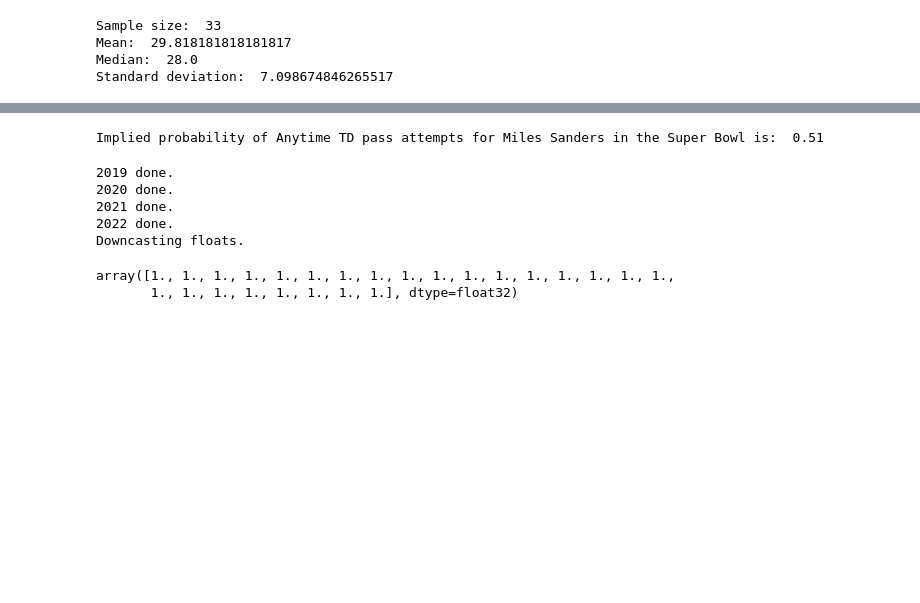
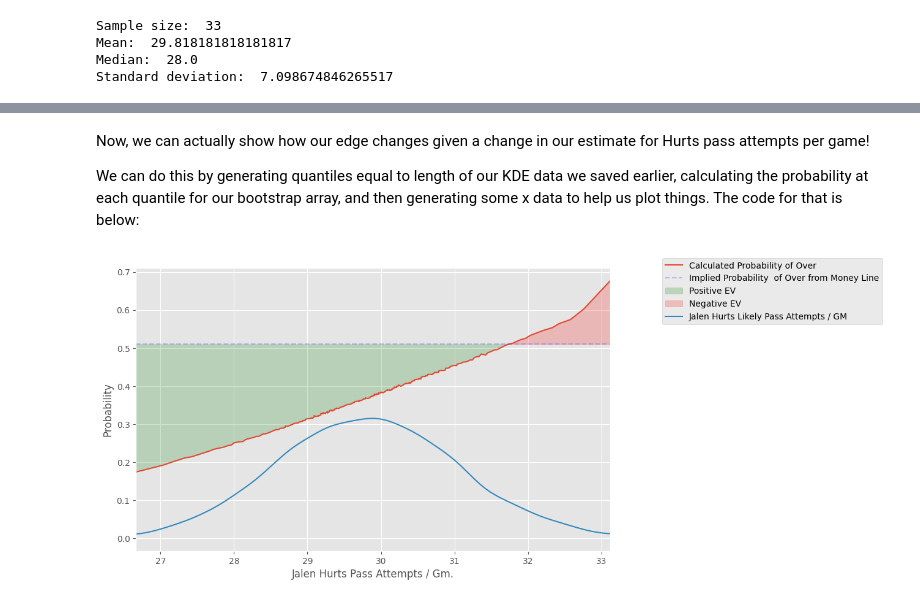
Before and after one commit to fantasydatapros/blog, a Jupyter notebook: betting/post_1.ipynb, the cells around one changed output, grey strips where cells are left out. Saved outputs shown, nothing was run; the diff lists cells and outputs as text; code cells hidden in the pictures; blank space fills up the shorter version.

```diff
--- a/betting/post_1.ipynb
+++ b/betting/post_1.ipynb
@@ -302,26 +193,33 @@ line = -110
-# %%
-def implied_probability(money_line, round_n=2):
-  if money_line < 0:
-    return round(money_line / (money_line - 100), round_n)
-  else:
-    return round(1 - (money_line / (money_line + 100)), round_n)
-
-ip_x = implied_probability(line)
-print(f'Implied probability of Anytime TD for Miles Sanders in the Super Bowl is: ', ip_x)
-# %% [output]
-Implied probability of Anytime TD pass attempts for Miles Sanders in the Super Bowl is:  0.51
-# %%
-pbp_data = nfl.import_pbp_data(years=range(2019, 2023))
-# %% [output]
-2019 done.
-2020 done.
-2021 done.
-2022 done.
-Downcasting floats.
-# %%
-sanders_tds = pbp_data.loc[pbp_data['td_player_name'] == 'M.Sanders'].touchdown.values
-sanders_tds
-#im stuck, not sure how to stucture the data for touchdowns.
-# %% [output]
-array([1., 1., 1., 1., 1., 1., 1., 1., 1., 1., 1., 1., 1., 1., 1., 1., 1.,
-       1., 1., 1., 1., 1., 1., 1., 1.], dtype=float32)
+# %% [markdown]
+Now, we can actually show how our edge changes given a change in our estimate for Hurts pass attempts per game!
+
+We can do this by generating quantiles equal to length of our KDE data we saved earlier, calculating the probability at each quantile for our bootstrap array, and then generating some x data to help us plot things. The code for that is below:
+# %%
+def calculate_probability(lam, n_simulations=200_000):
+    draws = np.random.poisson(lam=lam, size=n_simulations)
+    return sum(draws > hurts_pa_ou) / n_simulations
+
+quantiles = np.arange(1, len(kde_data_x)) / len(kde_data_y)
+y = np.array([calculate_probability(np.quantile(xs, i/len(quantiles))) for i in range(1, len(quantiles) + 1)])
+x = np.array([np.quantile(xs, quantile) for quantile in quantiles])
+# %%
+fig, ax = plt.subplots(figsize=(10, 6))
+
+ax.plot(x, y);
+ax.hlines(xmin=x.min(), xmax=x.max(), y=ip_x, color='blue', alpha=0.2, linestyle='--');
+ax.fill_between(
+    x, y, ip_x, color='green', alpha=0.2, where=y<ip_x
+)
+ax.fill_between(
+    x, y, ip_x, color='red', alpha=0.2, where=y>ip_x*0.99
+);
+
+ax.set_ylabel('Probability')
+ax.set_xlabel('Jalen Hurts Pass Attempts / Gm.');
+
+ax.plot(kde_data_x, kde_data_y);
+ax.set_xlim([x.min(), x.max()]);
+
+ax.legend(['Calculated Probability of Over', 'Implied Probability  of Over from Money Line', 'Positive EV', 'Negative EV', 'Jalen Hurts Likely Pass Attempts / GM'], bbox_to_anchor=(1.1, 1.05));
+# %% [output]
+[figure, added]
```
Also changed, not shown: parts of 36 cells of this notebook.
